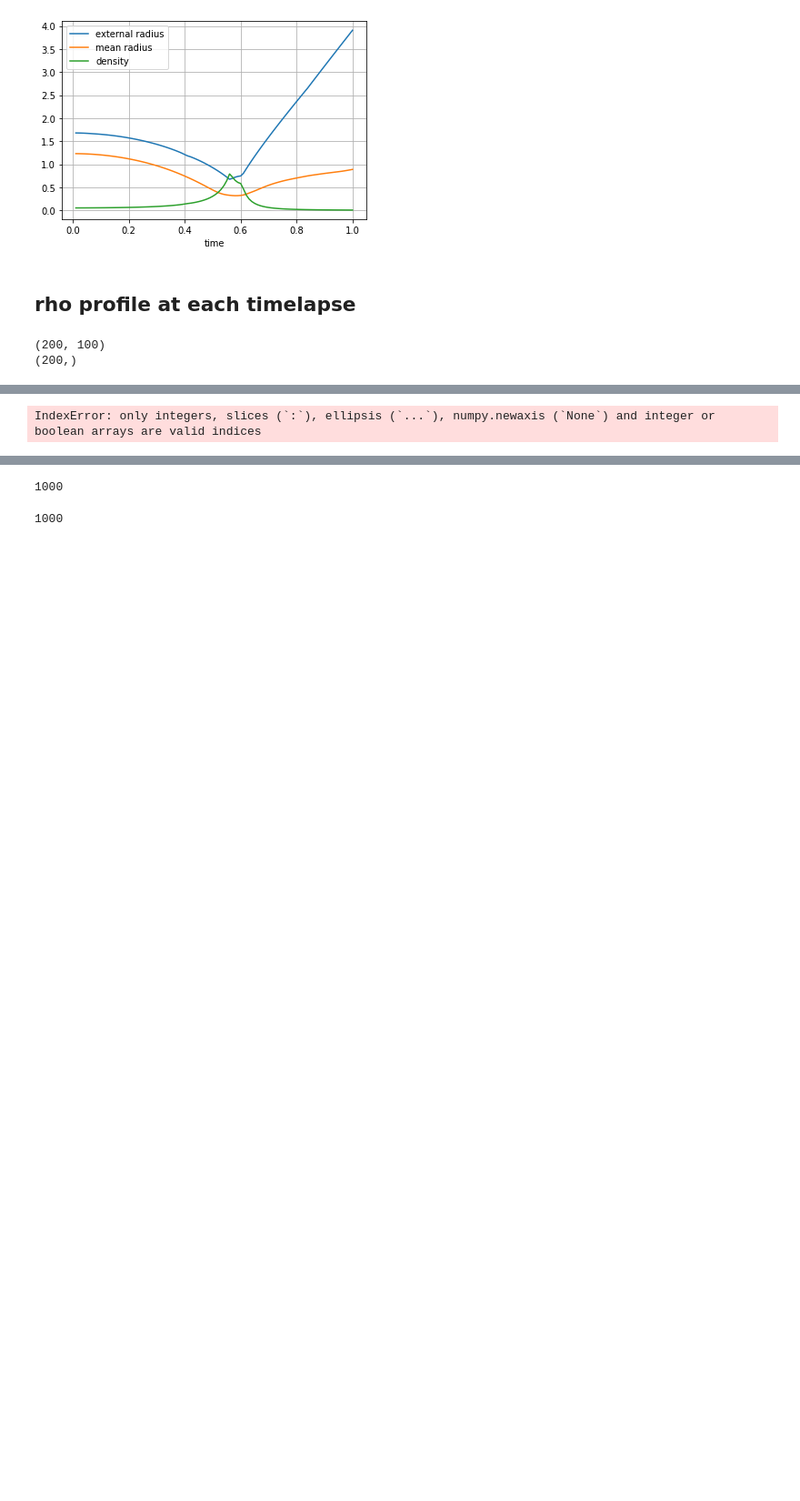
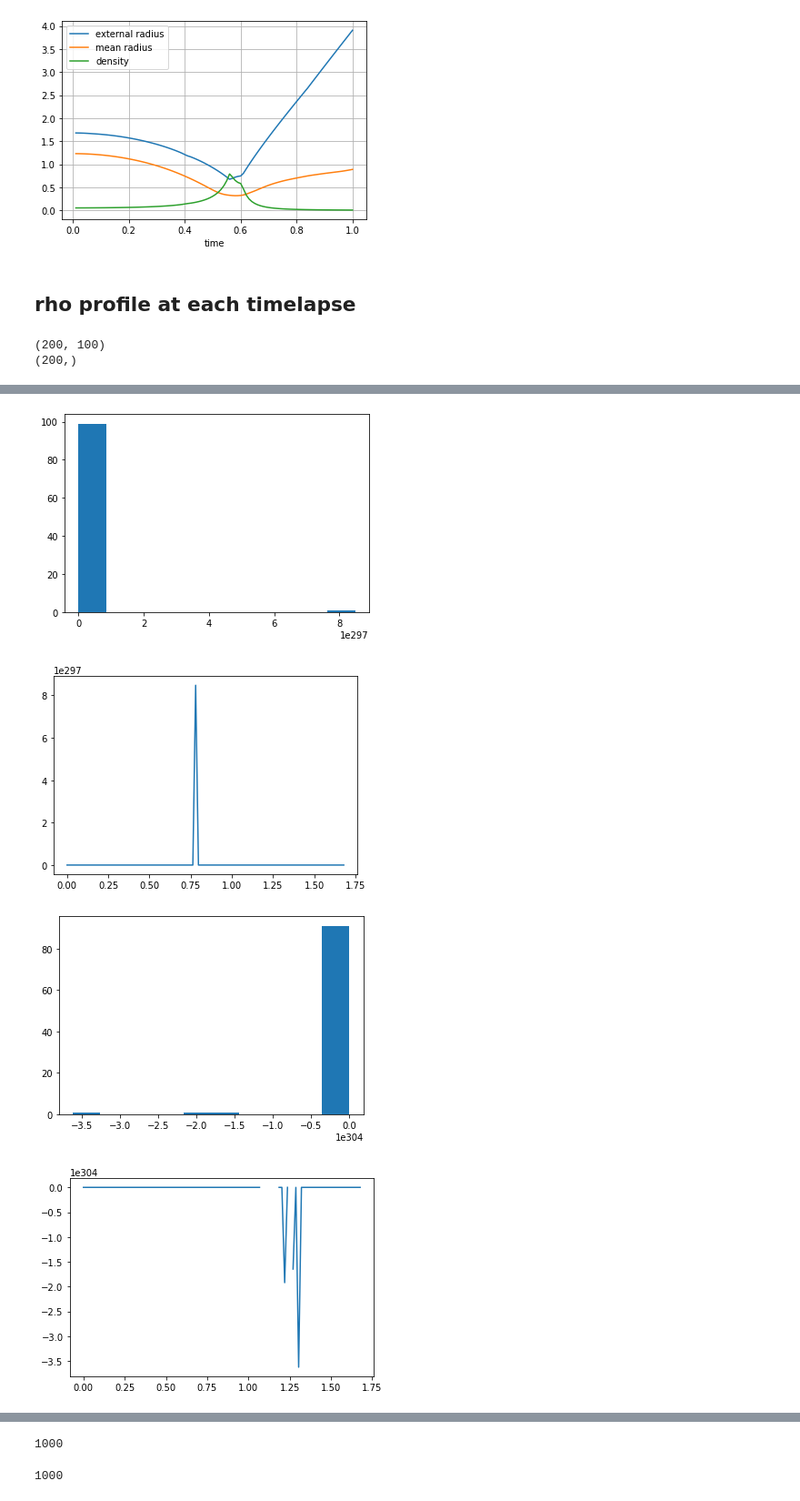
Before and after one commit to malvibellotti/collapse_homogeneus_sphere, a Jupyter notebook: points_sphere_Malvi.ipynb, the cells around one changed output, grey strips where cells are left out. Shown: that part at 91% size. Saved outputs shown, nothing was run; the diff lists cells and outputs as text; code cells hidden in the pictures; blank space fills up the shorter version.

```diff
--- a/points_sphere_Malvi.ipynb
+++ b/points_sphere_Malvi.ipynb
@@ -442,22 +442,32 @@ plt.show()
 [figure]
 # %%
-#cicle over all the timelapses:
+#cicle over the timelapses:
 frames = 5 #if I want to see the profiles of 5 frames
-spacing = 1000
-radii = np.empty((frames, spacing))
+spacing = 100
+density = np.empty((frames, spacing))
+
 for t in range(frames):
-    radii[t] = np.linspace(0.1, r_ext[t], spacing)
-    density[t] = np.empty((frames, spacing))
-    for R in radii[t]:
+
+    radii = np.linspace(0 , r_ext[t], spacing)
+
+    for R in radii:
+        point = 0
         i = 0
         for r_p in r_evolution[:,t]:
             if (r_p <= R):
                 i = i+1
-        density[t][r_p]= (i * m_IU / (4/3 * np.pi * R**3))
-    plt.hist(density[t],int(n_bodies**0.5))
+        density[t,point] = (i * m_IU / (4/3 * np.pi * R**3))
+        point = point + 1
+
+
+    plt.hist(density[t,:],int(spacing**0.5))
     plt.show()
-    plt.plot(radii[t], density)
+    plt.plot(radii, density[t,:])
+    plt.show()
 
-    plt.show()
+# VAFFANBRODO CALCOLA MALE LA DENSITY, NON SO PERCHÈ
 # %% [output]
-IndexError: only integers, slices (`:`), ellipsis (`...`), numpy.newaxis (`None`) and integer or boolean arrays are valid indices
+[figure, added]
+[figure, added]
+[figure, added]
+[figure, added]
```
Also changed, not shown: parts of 8 cells of this notebook.
